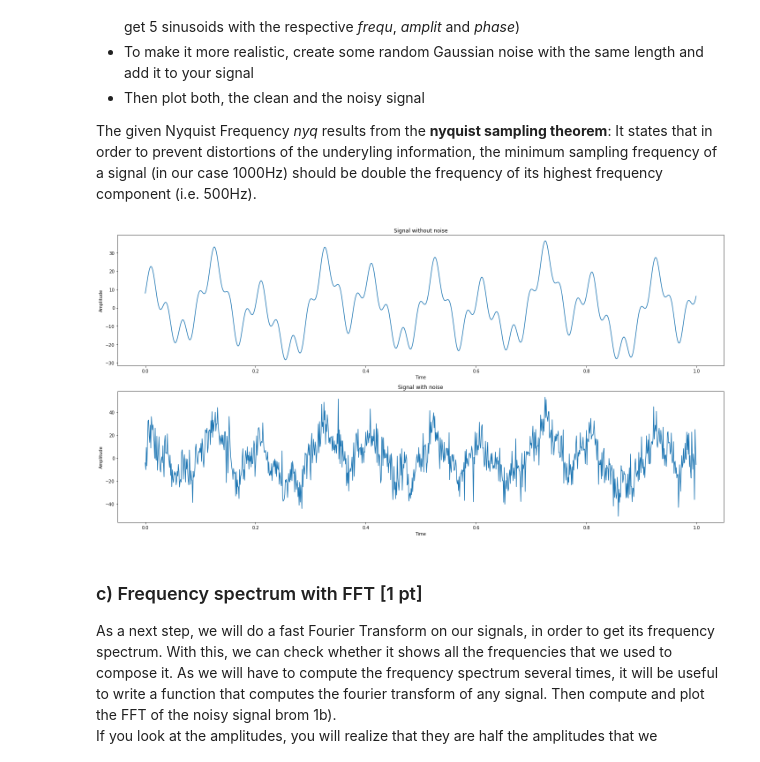
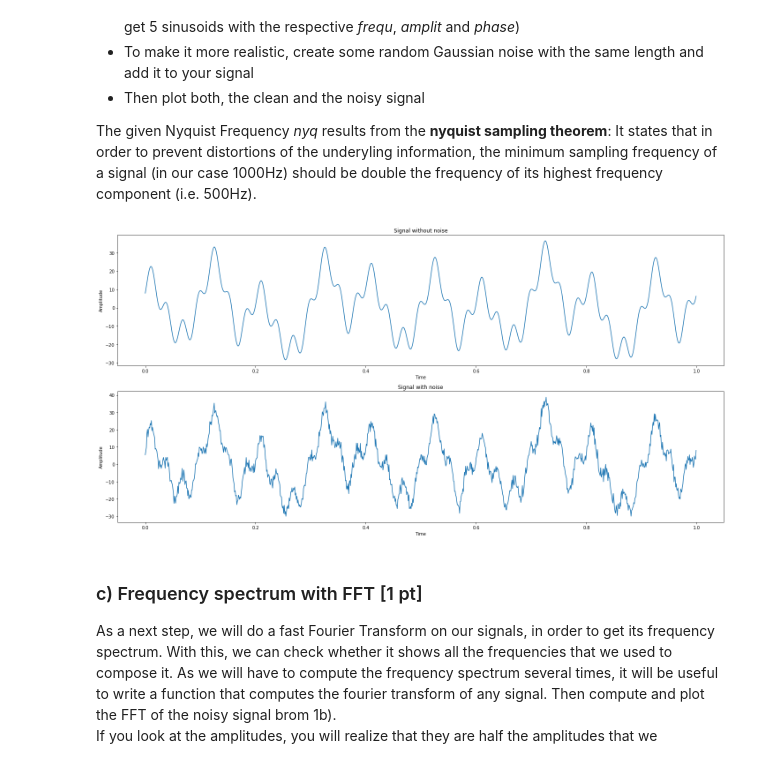
Before and after one commit to NBP-ACC/week-8-updated-acc_2, a Jupyter notebook: Sheet06.ipynb, the cells around one changed output. Cells and saved outputs as stored; diff of their text form; code cells hidden in the pictures.

```diff
--- a/Sheet06.ipynb
+++ b/Sheet06.ipynb
@@ -80,31 +80,31 @@ phases = [np.pi/7, np.pi/8, np.pi, np.pi/2, -np.pi/4, np.pi/3] # and their respe
 # %%
 #create the timevaribale
 t = np.linspace(0, 1, 1000, False)  # 1 second
 sig = []
 
 #creates the different function from the parameters
 for j in range(5):
     sin = np.sin(2*np.pi * frex[j] * t + phases[j]) * amplit[j]
     sig.append(sin)
 
-noise = np.random.normal(0,10,1000)
+noise = np.random.normal(0,2.0,1000)
 
 #creates the singnals
 signal_final = sum(sig)
 signal_noisy = sum(sig)+noise
 
 #creates the figure for the plot
 fig, axes  = plt.subplots(nrows = 2, figsize = (20,10))
 
 #plots both signals
 axes[0].set(title = "Signal without noise", ylabel = "Amplitude", xlabel = "Time")
 axes[0].plot(t, signal_final)
 
 axes[1].set(title = "Signal with noise", ylabel = "Amplitude", xlabel = "Time")
 axes[1].plot(t, signal_noisy)
 fig.tight_layout()
 # %% [output]
-[figure, old version]
+[figure, new version]
 # %% [markdown]
 ### c) Frequency spectrum with FFT [1 pt]
 As a next step, we will do a fast Fourier Transform on our signals, in order to get its frequency spectrum. With this, we can check whether it shows all the frequencies that we used to compose it.
```
Also changed, not shown: parts of 8 cells of this notebook.
